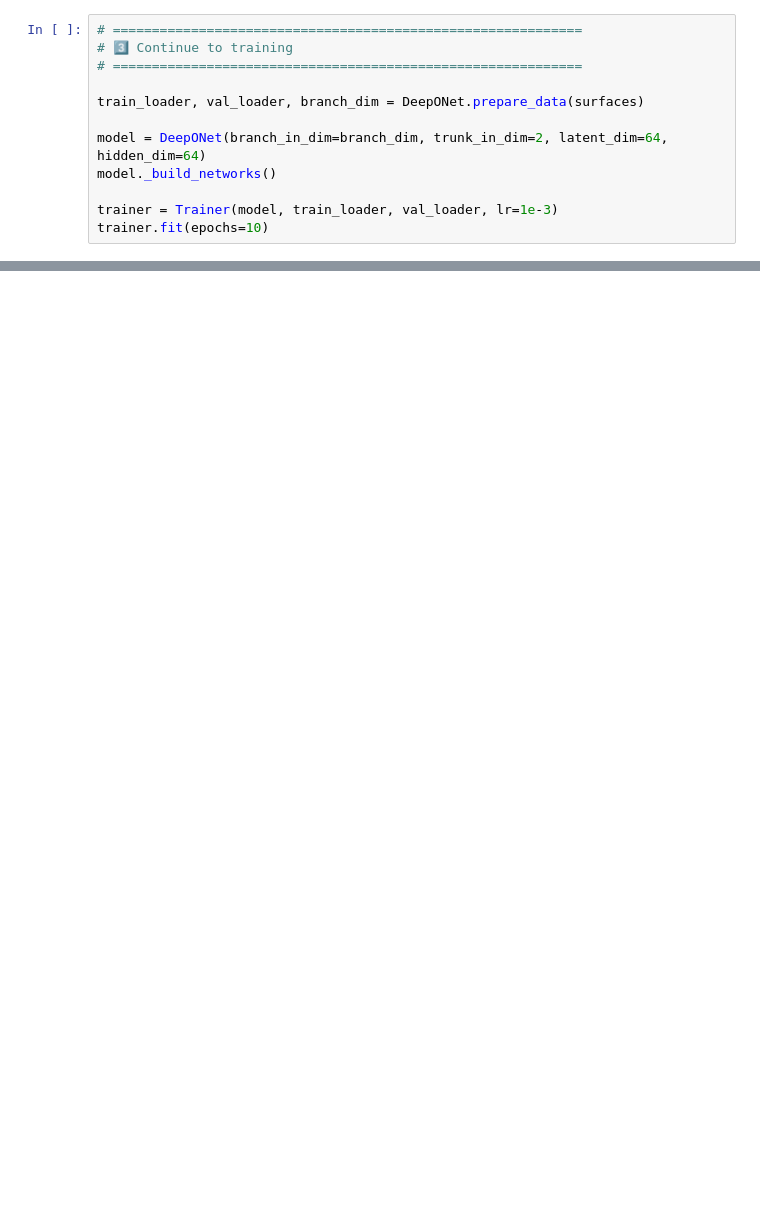
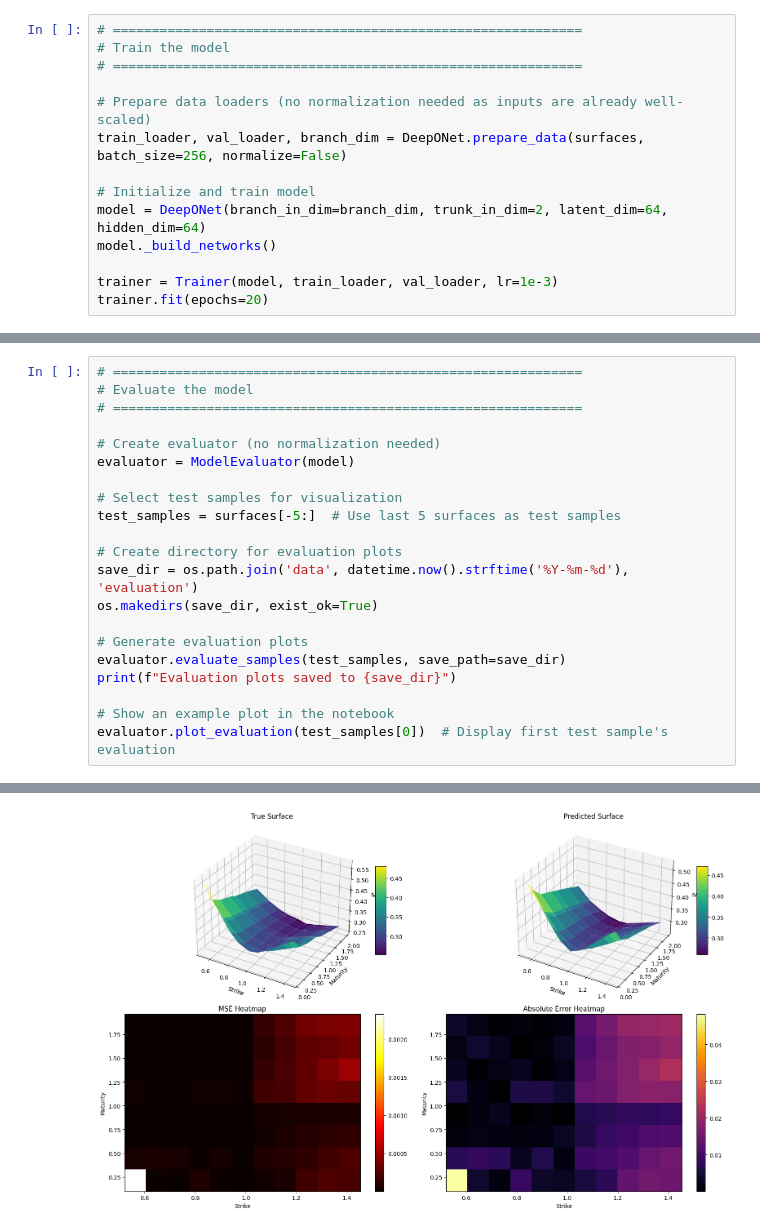
Before and after one commit to nwinkler99/deeponet_calibrations, a Jupyter notebook: training/training.ipynb, the cells around one changed output, grey strips where cells are left out. Drawn from its saved outputs; the diff is of its cells as text; blank space fills up the shorter version.

```diff
--- a/training/training.ipynb
+++ b/training/training.ipynb
@@ -43,13 +143,15 @@ KeyboardInterrupt:
 # %%
 # ============================================================
-# 3️⃣ Continue to training
+# Train the model
 # ============================================================
 
-train_loader, val_loader, branch_dim = DeepONet.prepare_data(surfaces)
+# Prepare data loaders (no normalization needed as inputs are already well-scaled)
+train_loader, val_loader, branch_dim = DeepONet.prepare_data(surfaces, batch_size=256, normalize=False)
 
+# Initialize and train model
 model = DeepONet(branch_in_dim=branch_dim, trunk_in_dim=2, latent_dim=64, hidden_dim=64)
 model._build_networks()
 
 trainer = Trainer(model, train_loader, val_loader, lr=1e-3)
-trainer.fit(epochs=10)
+trainer.fit(epochs=20)
 # %% [output]
@@ -72,0 +172,22 @@ trainer.fit(epochs=10)
+# %%
+# ============================================================
+# Evaluate the model
+# ============================================================
+
+# Create evaluator (no normalization needed)
+evaluator = ModelEvaluator(model)
+
+# Select test samples for visualization
+test_samples = surfaces[-5:]  # Use last 5 surfaces as test samples
+
+# Create directory for evaluation plots
+save_dir = os.path.join('data', datetime.now().strftime('%Y-%m-%d'), 'evaluation')
+os.makedirs(save_dir, exist_ok=True)
+
+# Generate evaluation plots
+evaluator.evaluate_samples(test_samples, save_path=save_dir)
+print(f"Evaluation plots saved to {save_dir}")
+
+# Show an example plot in the notebook
+evaluator.plot_evaluation(test_samples[0])  # Display first test sample's evaluation
+# %% [output]
@@ -72,0 +211 @@ trainer.fit(epochs=10)
+[figure, added]
```
Also changed, not shown: parts of 6 cells of this notebook, 38 other files.
